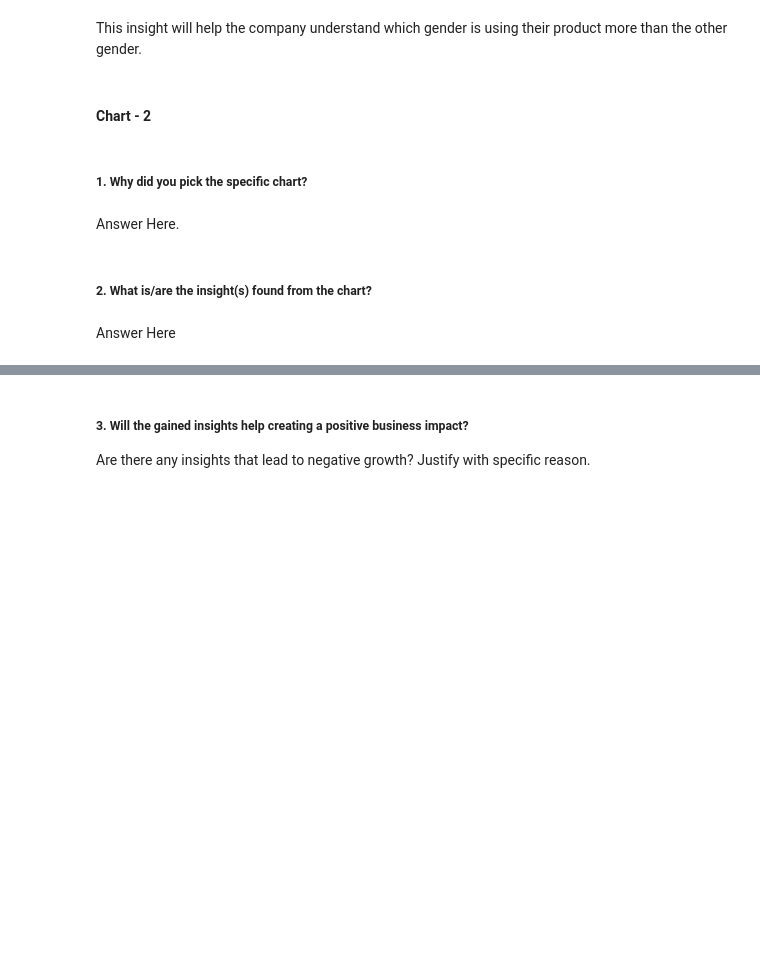
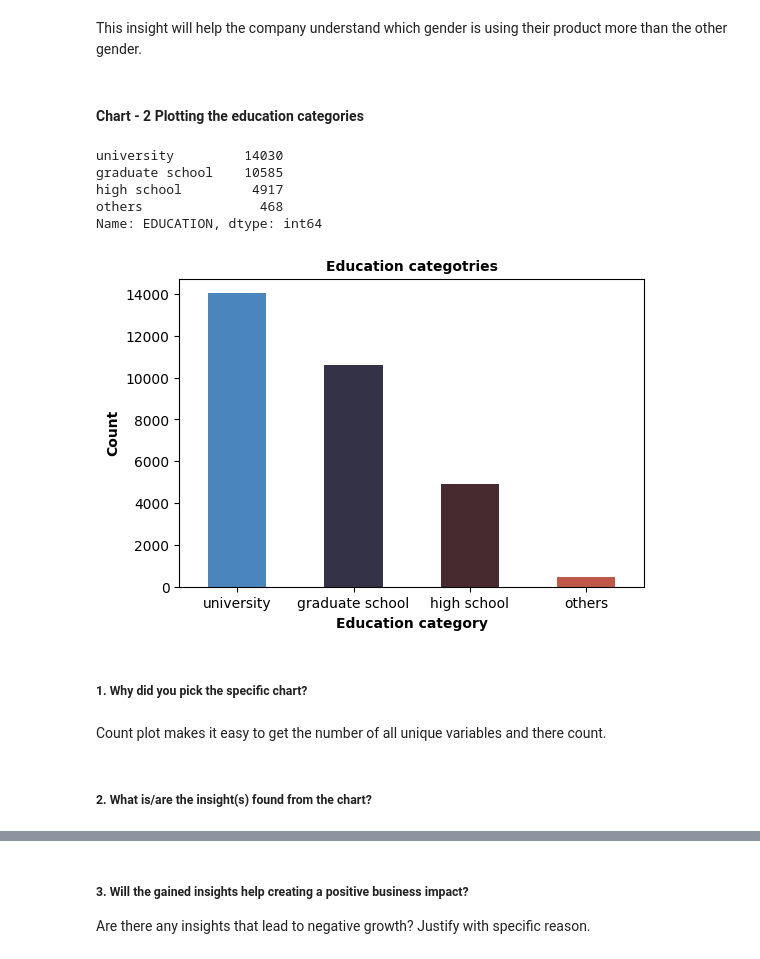
Before and after one commit to theuttammishra/Classification-Capstone, a Jupyter notebook: Credit_card_default_prediction.ipynb, the cells around one changed output, grey strips where cells are left out. Cells and saved outputs as stored; diff of their text form; code cells hidden in the pictures; blank space fills up the shorter version.

```diff
--- a/Credit_card_default_prediction.ipynb
+++ b/Credit_card_default_prediction.ipynb
@@ -458,14 +465,29 @@ Are there any insights that lead to negative growth? Justify with specific reaso
 # %% [markdown]
 This insight will help the company understand which gender is using their product more than the other gender.
 # %% [markdown]
-#### Chart - 2
+#### Chart - 2 Plotting the education categories
 # %%
 # Chart - 2 visualization code
+df['EDUCATION'].value_counts()
+# %% [output]
+university         14030
+graduate school    10585
+high school         4917
+others               468
+Name: EDUCATION, dtype: int64
+# %%
+# plotting using count plot
+plt.figure(figsize=(6,4))
+ax=sns.countplot(x='EDUCATION',data = df,width = 0.5,palette = 'icefire')
+ax.set_xlabel('Education category',size=10,fontdict={"weight": "bold"})
+ax.set_ylabel('Count',size=10,fontdict={"weight": "bold"})
+ax.set_title("Education categotries",fontsize=10,fontdict={"weight": "bold"})
+plt.show()
+# %% [output]
+[figure, added]
 # %% [markdown]
 ##### 1. Why did you pick the specific chart?
-# %% [markdown]
-Answer Here.
+# %% [markdown]
+Count plot makes it easy to get the number of all unique variables and there count.
 # %% [markdown]
 ##### 2. What is/are the insight(s) found from the chart?
-# %% [markdown]
-Answer Here
```
Also changed, not shown: parts of 99 cells of this notebook.
